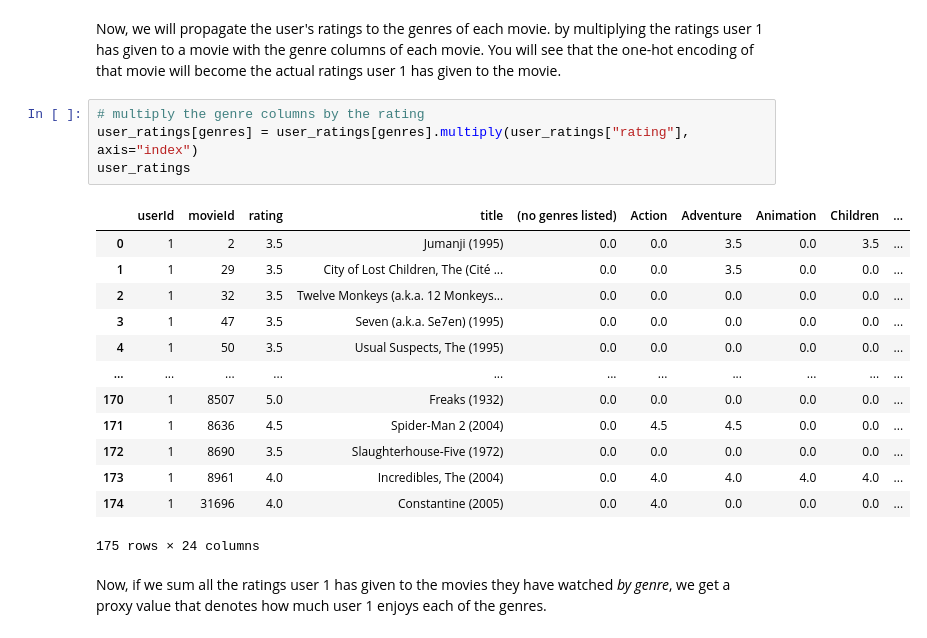
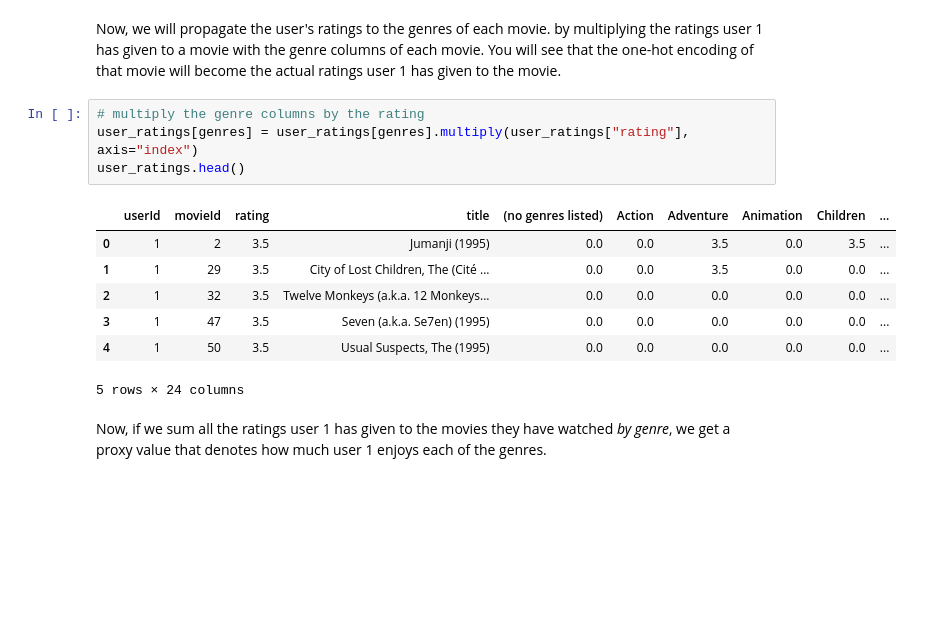
Before and after one commit to douglasrizzo/recsys-movies, a Jupyter notebook: src/content-based-filtering.ipynb, the cells around one changed output. Cells and saved outputs as stored; diff of their text form; blank space fills up the shorter version.

```diff
--- a/src/genre-filter.ipynb
+++ b/src/content-based-filtering.ipynb
@@ -208,21 +218,15 @@ Now, we will propagate the user's ratings to the genres of each movie. by multip
 # %%
 # multiply the genre columns by the rating
 user_ratings[genres] = user_ratings[genres].multiply(user_ratings["rating"], axis="index")
-user_ratings
+user_ratings.head()
 # %% [output]
 |  | userId | movieId | rating | title | (no genres listed) | Action | Adventure | Animation | Children | ... |
 | 0 | 1 | 2 | 3.5 | Jumanji (1995) | 0.0 | 0.0 | 3.5 | 0.0 | 3.5 | ... |
 | 1 | 1 | 29 | 3.5 | City of Lost Children, The (Cité ... | 0.0 | 0.0 | 3.5 | 0.0 | 0.0 | ... |
 | 2 | 1 | 32 | 3.5 | Twelve Monkeys (a.k.a. 12 Monkeys... | 0.0 | 0.0 | 0.0 | 0.0 | 0.0 | ... |
 | 3 | 1 | 47 | 3.5 | Seven (a.k.a. Se7en) (1995) | 0.0 | 0.0 | 0.0 | 0.0 | 0.0 | ... |
 | 4 | 1 | 50 | 3.5 | Usual Suspects, The (1995) | 0.0 | 0.0 | 0.0 | 0.0 | 0.0 | ... |
-| ... | ... | ... | ... | ... | ... | ... | ... | ... | ... | ... |
-| 170 | 1 | 8507 | 5.0 | Freaks (1932) | 0.0 | 0.0 | 0.0 | 0.0 | 0.0 | ... |
-| 171 | 1 | 8636 | 4.5 | Spider-Man 2 (2004) | 0.0 | 4.5 | 4.5 | 0.0 | 0.0 | ... |
-| 172 | 1 | 8690 | 3.5 | Slaughterhouse-Five (1972) | 0.0 | 0.0 | 0.0 | 0.0 | 0.0 | ... |
-| 173 | 1 | 8961 | 4.0 | Incredibles, The (2004) | 0.0 | 4.0 | 4.0 | 4.0 | 4.0 | ... |
-| 174 | 1 | 31696 | 4.0 | Constantine (2005) | 0.0 | 4.0 | 0.0 | 0.0 | 0.0 | ... |
-175 rows × 24 columns
+5 rows × 24 columns
 # %% [markdown]
 Now, if we sum all the ratings user 1 has given to the movies they have watched _by genre_, we get a proxy value that denotes how much user 1 enjoys each of the genres.
 # %%
```
Also changed, not shown: parts of 30 cells of this notebook, 9 other files.
